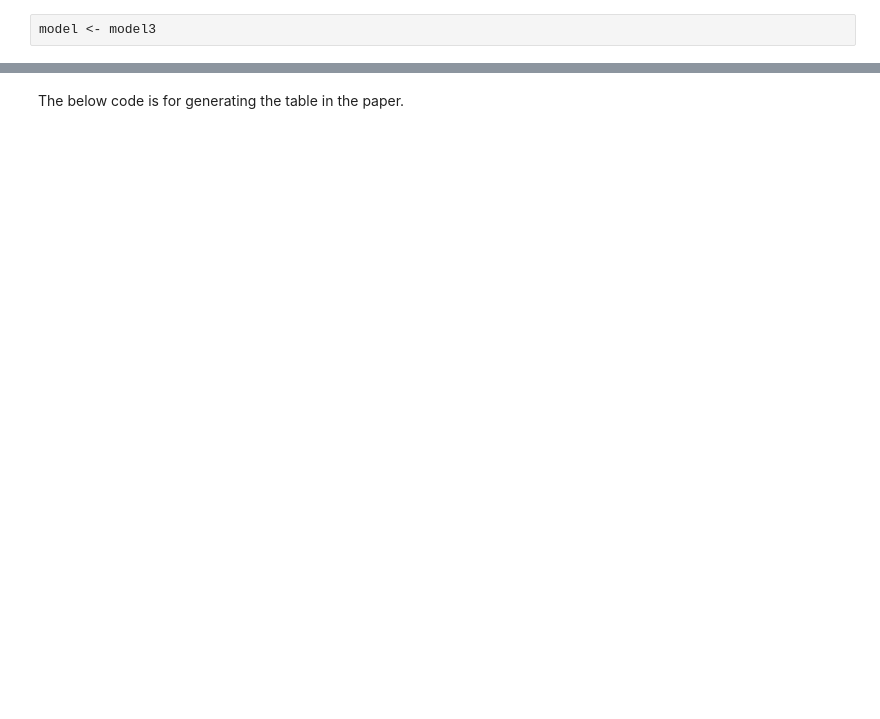
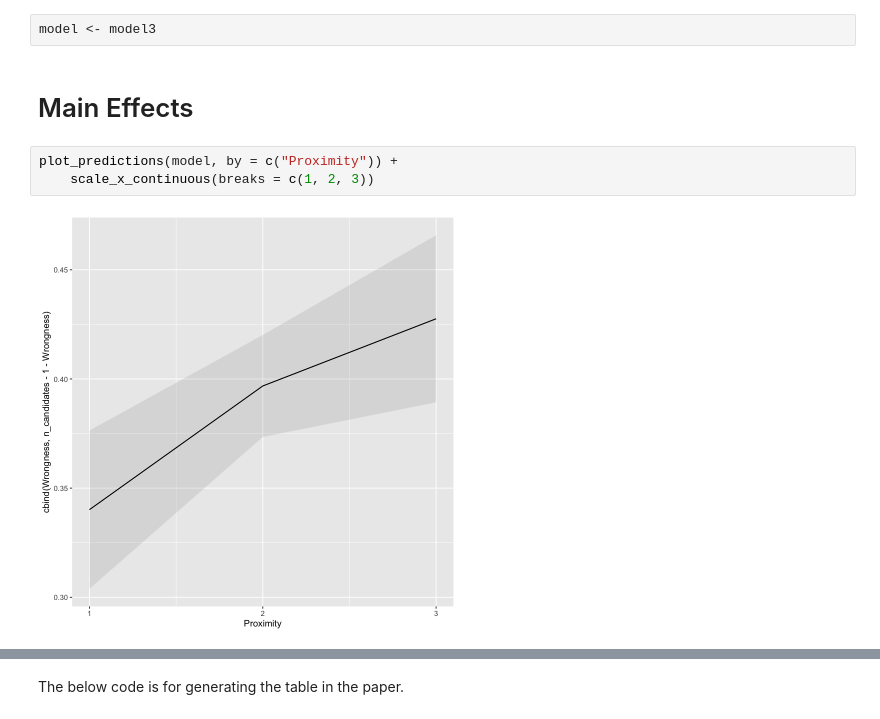
Before and after one commit to grow-ai-like-a-child/referential-gaze, a Jupyter notebook: gpt.ipynb, the cells around one changed output, grey strips where cells are left out. Drawn from its saved outputs; the diff is of its cells as text; blank space fills up the shorter version.

```diff
--- a/gpt.ipynb
+++ b/gpt.ipynb
@@ -167,2 +132,9 @@ A anova: 2 x 8
 # %%
 model <- model3
+# %% [markdown]
+# Main Effects
+# %%
+plot_predictions(model, by = c("Proximity")) +
+    scale_x_continuous(breaks = c(1, 2, 3))
+# %% [output]
+[figure, added]
```
Also changed, not shown: parts of 33 cells of this notebook, 7 other files.
